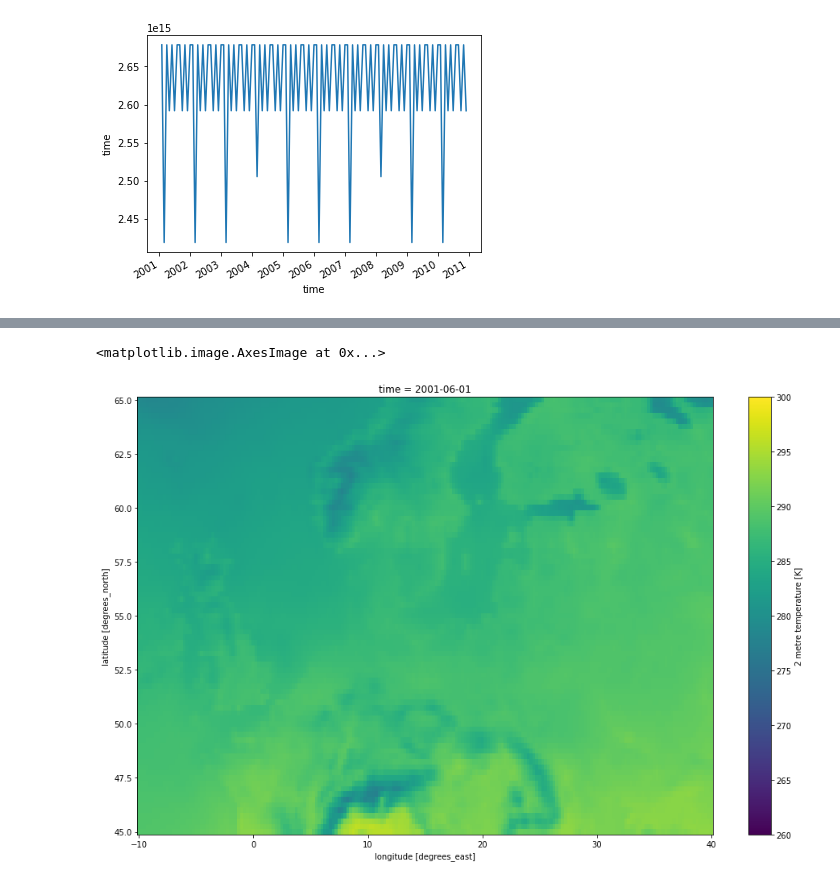
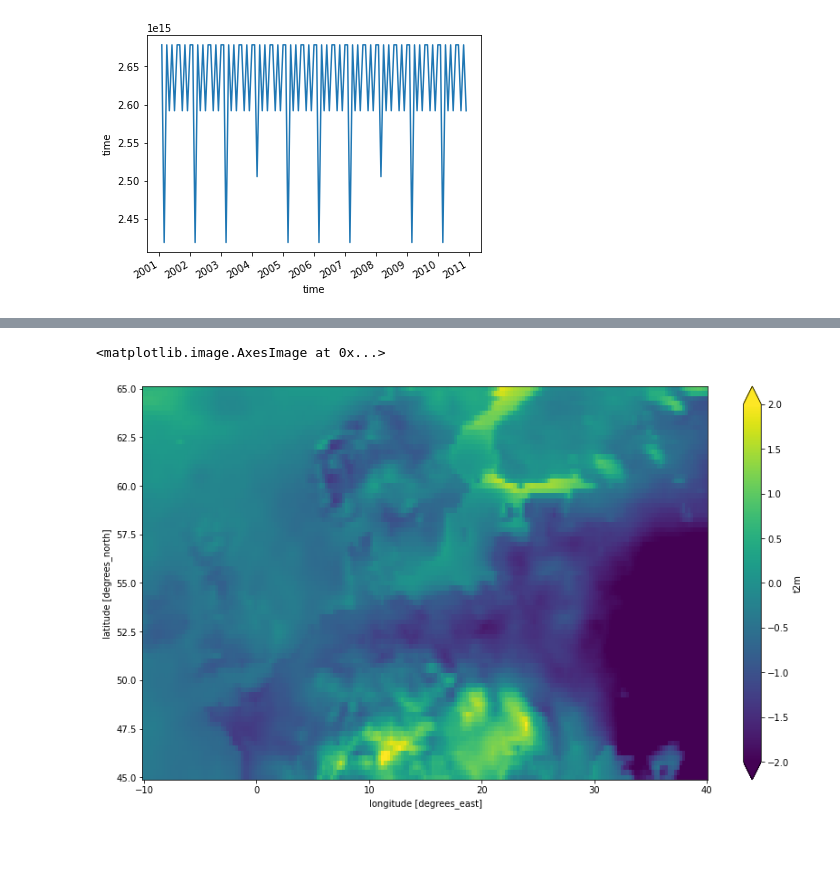
Before and after one commit to xcube-dev/xcube-cds, a Jupyter notebook: examples/notebooks/Ex1-CDS-store-access.ipynb, the cells around one changed output, grey strips where cells are left out. Saved outputs shown, nothing was run; the diff lists cells and outputs as text; code cells hidden in the pictures; blank space fills up the shorter version.

```diff
--- a/examples/notebooks/Ex1-CDS-store-access.ipynb
+++ b/examples/notebooks/Ex1-CDS-store-access.ipynb
@@ -59,0 +78,3 @@ opener = openers[0]
+# %%
+data_ids = list(cds_store.get_data_ids())
+data_ids
@@ -59,0 +90,3 @@ opener = openers[0]
+# %%
+data_id = data_ids[2][0]
+data_id
@@ -60,9 +97,8 @@ opener = openers[0]
 # %%
-cube = cds_store.open_data('reanalysis-era5-single-levels-monthly-means:monthly_averaged_reanalysis',
+cube = cds_store.open_data(data_id,
                            opener,
-                           variable_names=['2m_temperature'],
+                           variable_names=variable_names,
                            bbox=bbox,
                            spatial_res=spatial_res,
-                           time_range=['2001-01-01', '2010-12-31'],
-                           time_period='1M')
+                           time_range=time_range)
 # %% [output]
@@ -107,0 +142,5 @@ jun_2001 = cube.t2m.sel(time='2001-06-01 00:00:00', method='nearest')
+# %%
+jan_2001_2005 = cube.t2m[0:60:12].mean(axis=0)
+jan_2006_2010 = cube.t2m[60::12].mean(axis=0)
+jul_2001_2005 = cube.t2m[6:60:12].mean(axis=0)
+jul_2006_2010 = cube.t2m[66::12].mean(axis=0)
@@ -108,5 +149,5 @@ jun_2001 = cube.t2m.sel(time='2001-06-01 00:00:00', method='nearest')
 # %%
-jun_2001.plot.imshow(vmin=260, vmax=300, figsize=(16, 10))
+(jan_2006_2010 - jan_2001_2005).plot.imshow(vmin=-2, vmax=2, figsize=(14, 8))
 # %% [output]
 <matplotlib.image.AxesImage at 0x...>
-[figure, old version]
+[figure, new version]
```
Also changed, not shown: parts of 44 cells of this notebook.
